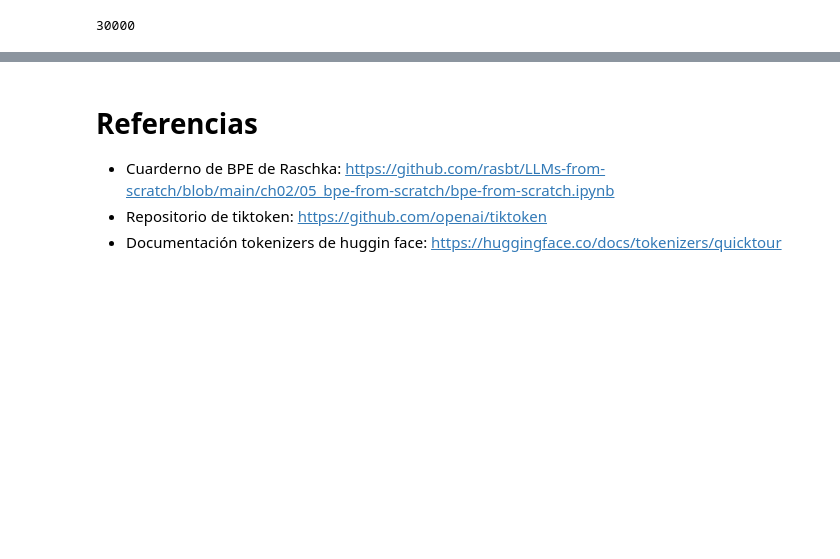
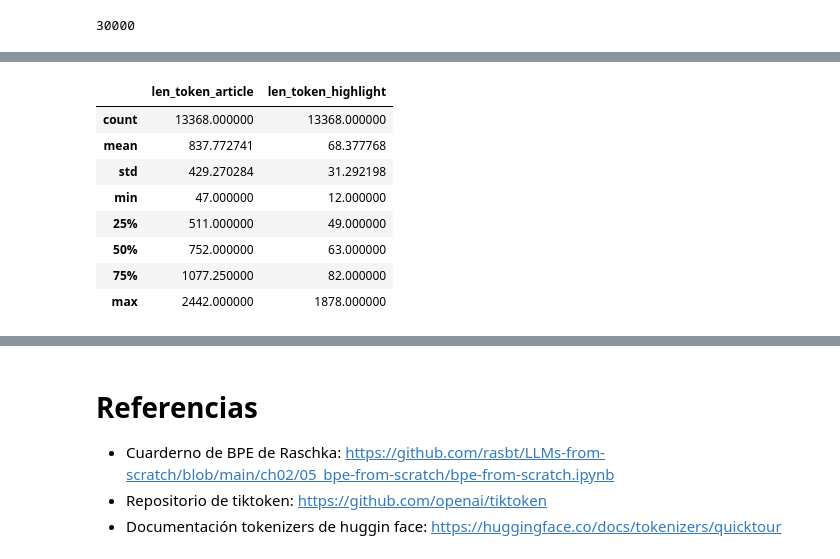
Before and after one commit to Defiant7426/nlp-proyecto13, a Jupyter notebook: notebooks/02_data_preprocessing.ipynb, the cells around one changed output, grey strips where cells are left out. Drawn from its saved outputs; the diff is of its cells as text; code cells hidden in the pictures; blank space fills up the shorter version.

```diff
--- a/notebooks/02_data_preprocessing.ipynb
+++ b/notebooks/02_data_preprocessing.ipynb
@@ -777,0 +799,7 @@ Decodificado HF: LONDON , England ( Reuters ) -- Harry Potter star Daniel Radcli
+# %%
+# Ahora lo hacemos con todos
+validation_data_df["len_token_article"] = list(calculate_len_token(validation_data_df["article"], tokenizer_hf_loaded))
+validation_data_df["len_token_highlight"] = list(calculate_len_token(validation_data_df["highlights"], tokenizer_hf_loaded))
+
+test_data_df["len_token_article"] = list(calculate_len_token(test_data_df["article"], tokenizer_hf_loaded))
+test_data_df["len_token_highlight"] = list(calculate_len_token(test_data_df["highlights"], tokenizer_hf_loaded))
@@ -777,0 +820,12 @@ Decodificado HF: LONDON , England ( Reuters ) -- Harry Potter star Daniel Radcli
+# %%
+validation_data_df.describe()
+# %% [output]
+|  | len_token_article | len_token_highlight |
+| count | 13368.000000 | 13368.000000 |
+| mean | 837.772741 | 68.377768 |
+| std | 429.270284 | 31.292198 |
+| min | 47.000000 | 12.000000 |
+| 25% | 511.000000 | 49.000000 |
+| 50% | 752.000000 | 63.000000 |
+| 75% | 1077.250000 | 82.000000 |
+| max | 2442.000000 | 1878.000000 |
```
Also changed, not shown: parts of 14 cells of this notebook.
